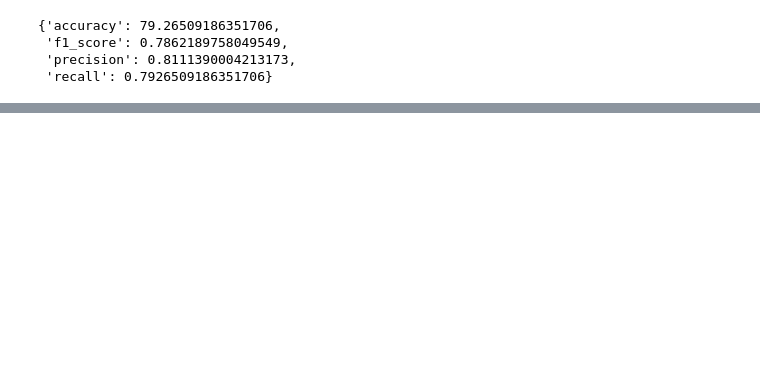
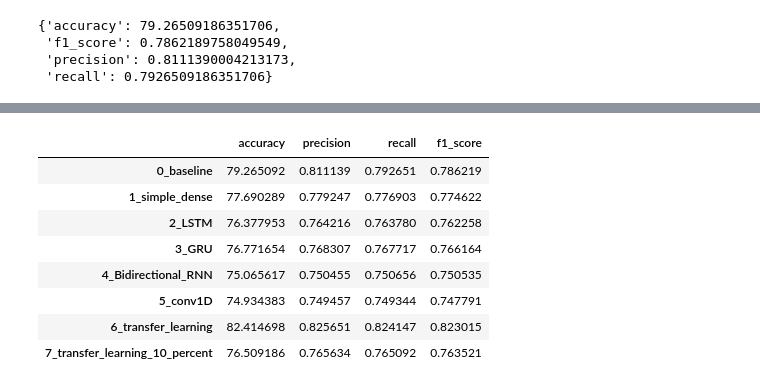
Before and after one commit to hrushikute/DataAnalytics, a Jupyter notebook: NLP_introduction_to_tensorflow.ipynb, the cells around one changed output, grey strips where cells are left out. Cells and saved outputs as stored; diff of their text form; code cells hidden in the pictures; blank space fills up the shorter version.

```diff
--- a/NLP_introduction_to_tensorflow.ipynb
+++ b/NLP_introduction_to_tensorflow.ipynb
@@ -1187,0 +1315,14 @@ create_csv_output(test_df['id'],prediction)
+# %%
+# Transpose the results
+all_model_result = all_model_result.transpose()
+all_model_result
+# %% [output]
+|  | accuracy | precision | recall | f1_score |
+| 0_baseline | 79.265092 | 0.811139 | 0.792651 | 0.786219 |
+| 1_simple_dense | 77.690289 | 0.779247 | 0.776903 | 0.774622 |
+| 2_LSTM | 76.377953 | 0.764216 | 0.763780 | 0.762258 |
+| 3_GRU | 76.771654 | 0.768307 | 0.767717 | 0.766164 |
+| 4_Bidirectional_RNN | 75.065617 | 0.750455 | 0.750656 | 0.750535 |
+| 5_conv1D | 74.934383 | 0.749457 | 0.749344 | 0.747791 |
+| 6_transfer_learning | 82.414698 | 0.825651 | 0.824147 | 0.823015 |
+| 7_transfer_learning_10_percent | 76.509186 | 0.765634 | 0.765092 | 0.763521 |
```
Also changed, not shown: parts of 40 cells of this notebook.
